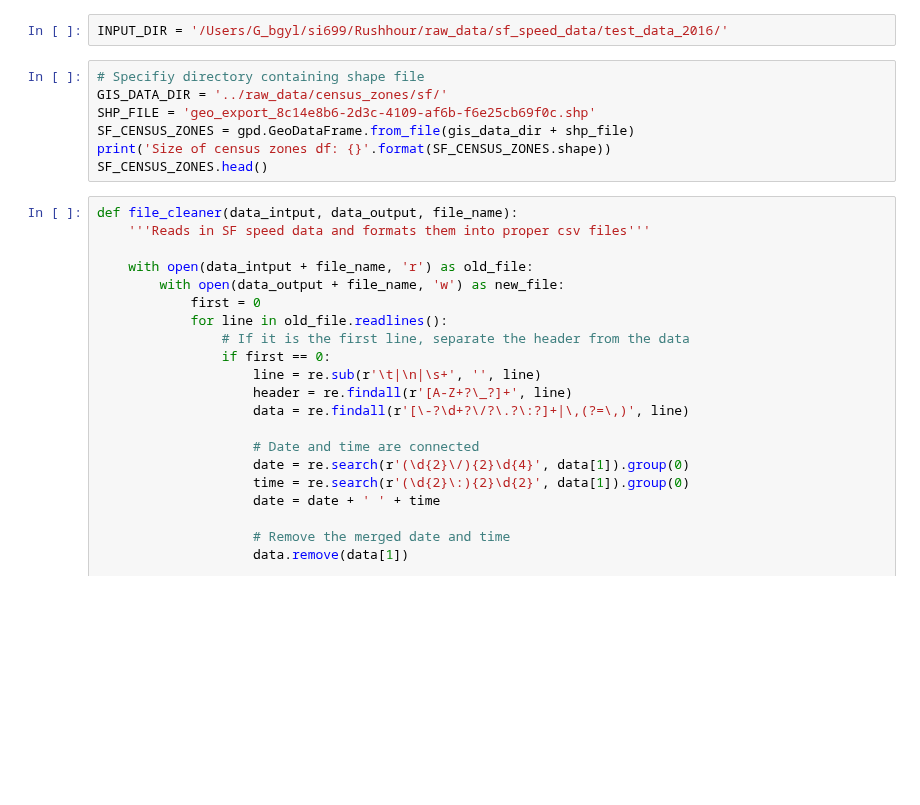
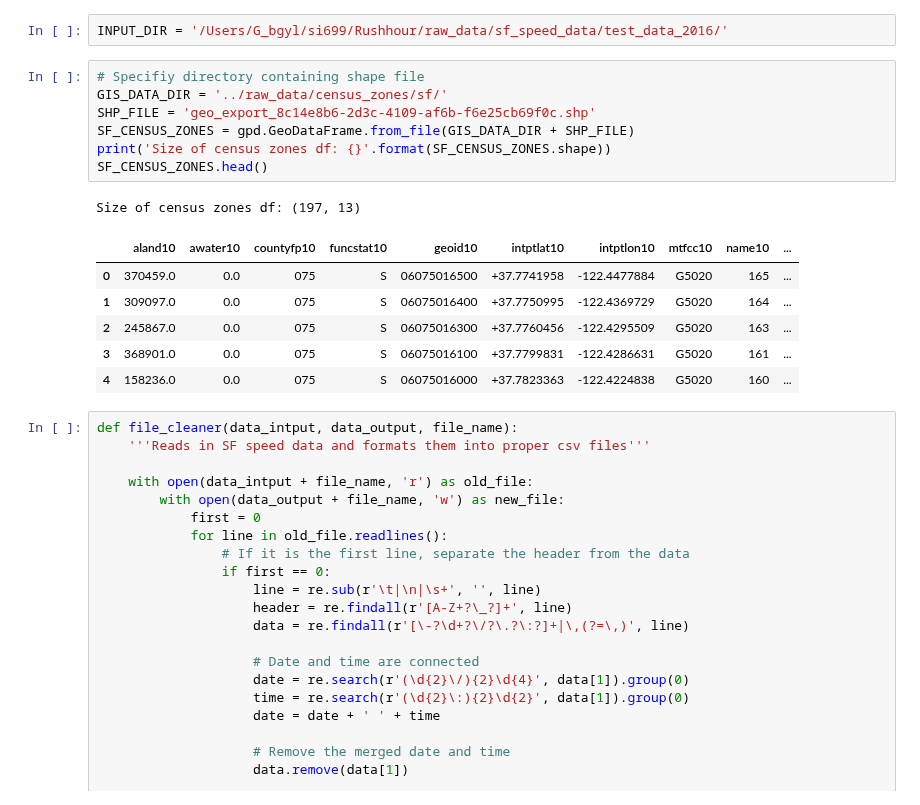
Before and after one commit to sakoki/Rushhour, a Jupyter notebook: playground/ARIMA_baseline.ipynb, the cells around one changed output. Saved outputs shown, nothing was run; the diff lists cells and outputs as text; blank space fills up the shorter version.

```diff
--- a/playground/ARIMA_baseline.ipynb
+++ b/playground/ARIMA_baseline.ipynb
@@ -14,10 +20,18 @@ INPUT_DIR = '/Users/G_bgyl/si699/Rushhour/raw_data/sf_speed_data/test_data_2016/
 # %%
 # Specifiy directory containing shape file
 GIS_DATA_DIR = '../raw_data/census_zones/sf/'
 SHP_FILE = 'geo_export_8c14e8b6-2d3c-4109-af6b-f6e25cb69f0c.shp'
-SF_CENSUS_ZONES = gpd.GeoDataFrame.from_file(gis_data_dir + shp_file)
+SF_CENSUS_ZONES = gpd.GeoDataFrame.from_file(GIS_DATA_DIR + SHP_FILE)
 print('Size of census zones df: {}'.format(SF_CENSUS_ZONES.shape))
 SF_CENSUS_ZONES.head()
+# %% [output]
+Size of census zones df: (197, 13)
+|  | aland10 | awater10 | countyfp10 | funcstat10 | geoid10 | intptlat10 | intptlon10 | mtfcc10 | name10 | ... |
+| 0 | 370459.0 | 0.0 | 075 | S | 06075016500 | +37.7741958 | -122.4477884 | G5020 | 165 | ... |
+| 1 | 309097.0 | 0.0 | 075 | S | 06075016400 | +37.7750995 | -122.4369729 | G5020 | 164 | ... |
+| 2 | 245867.0 | 0.0 | 075 | S | 06075016300 | +37.7760456 | -122.4295509 | G5020 | 163 | ... |
+| 3 | 368901.0 | 0.0 | 075 | S | 06075016100 | +37.7799831 | -122.4286631 | G5020 | 161 | ... |
+| 4 | 158236.0 | 0.0 | 075 | S | 06075016000 | +37.7823363 | -122.4224838 | G5020 | 160 | ... |
 # %%
 def file_cleaner(data_intput, data_output, file_name):
     '''Reads in SF speed data and formats them into proper csv files'''
```
Also changed, not shown: parts of 11 cells of this notebook.
